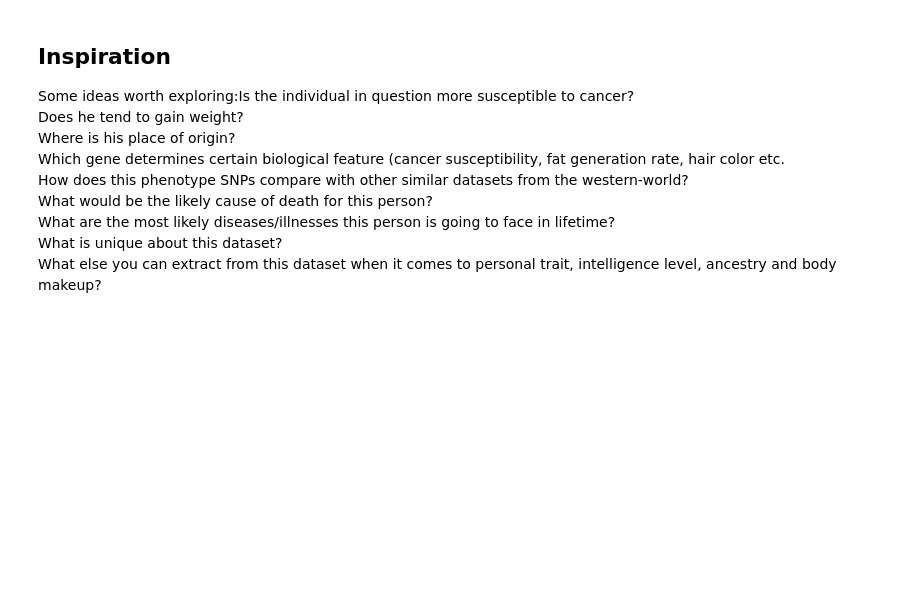
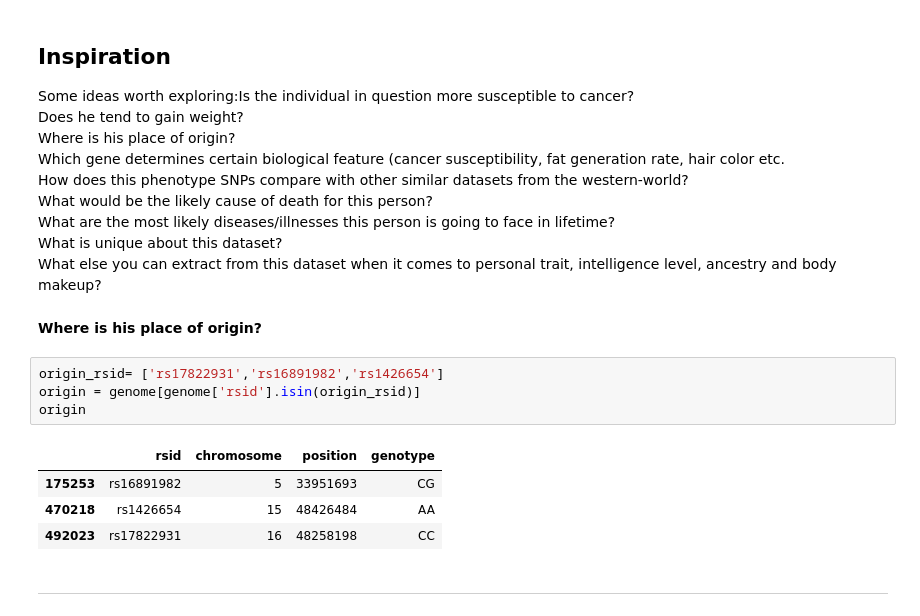
Before and after one commit to QuratulAin20/Hello-world-project, a Jupyter notebook: genomtype_prediction.ipynb, the cells around one changed output. Drawn from its saved outputs; the diff is of its cells as text; blank space fills up the shorter version.

Commit message:
Kaggle Notebook | GenomeType | Version 3

```diff
--- a/genomtype_prediction.ipynb
+++ b/genomtype_prediction.ipynb
@@ -348,3 +348,16 @@ What would be the likely cause of death for this person?\
 What are the most likely diseases/illnesses this person is going to face in lifetime?\
 What is unique about this dataset?\
 What else you can extract from this dataset when it comes to personal trait, intelligence level, ancestry and body makeup?
+# %% [markdown]
+**Where is his place of origin?**
+# %%
+origin_rsid= ['rs17822931','rs16891982','rs1426654']
+origin = genome[genome['rsid'].isin(origin_rsid)]
+origin
+# %% [output]
+|  | rsid | chromosome | position | genotype |
+| 175253 | rs16891982 | 5 | 33951693 | CG |
+| 470218 | rs1426654 | 15 | 48426484 | AA |
+| 492023 | rs17822931 | 16 | 48258198 | CC |
+# %% [markdown]
+-----------------
```
Also changed, not shown: parts of 3 cells of this notebook.
